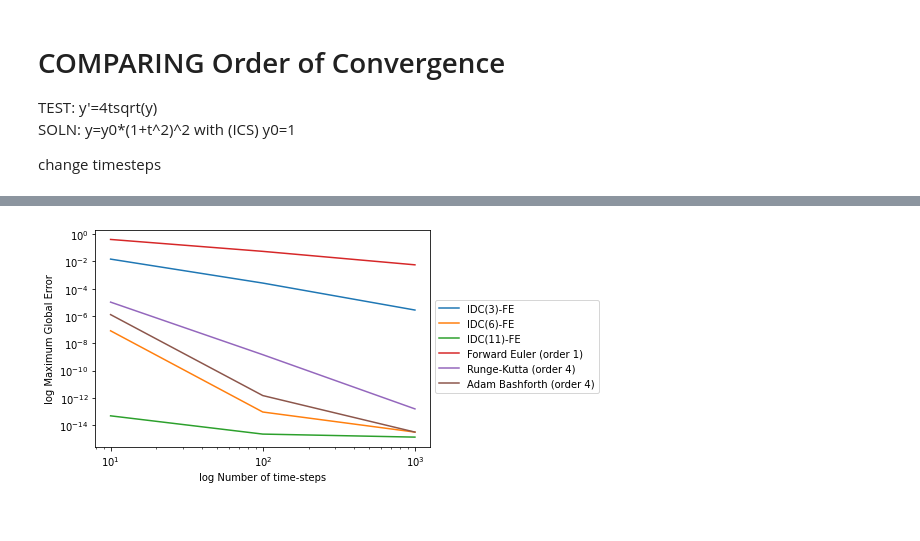
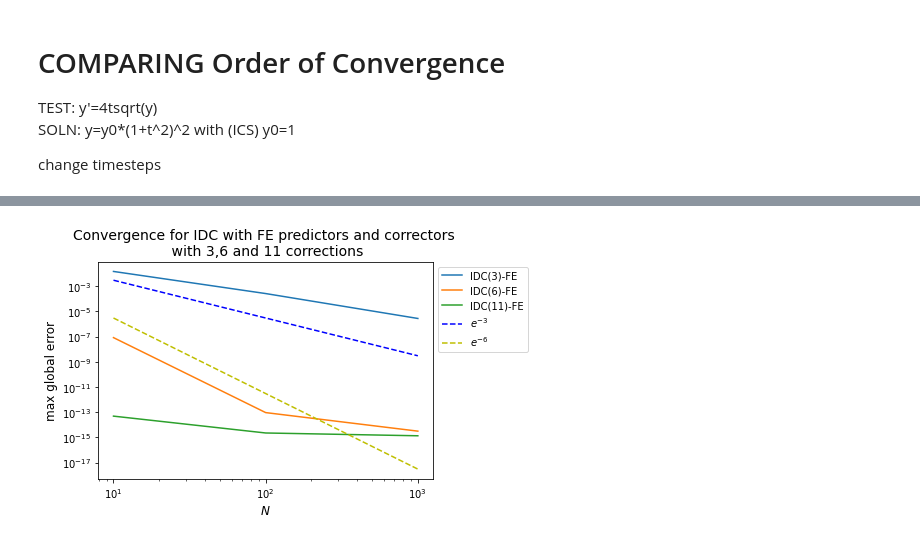
Before and after one commit to snehaSinha9/time-integration-solvers, a Jupyter notebook: initial_solvers.ipynb, the cells around one changed output, grey strips where cells are left out. Drawn from its saved outputs; the diff is of its cells as text; code cells hidden in the pictures.

```diff
--- a/initial_solvers.ipynb
+++ b/initial_solvers.ipynb
@@ -530,13 +655,38 @@ print(max_global_err)
-# %%
-plt.plot(N[:-1],max_global_err[:-1])
-plt.yscale('log')
-plt.xscale('log')
-plt.ylabel('log Maximum Global Error')
-plt.xlabel('log Number of time-steps')
-plt.legend(['IDC(3)-FE', 'IDC(6)-FE', 'IDC(11)-FE','Forward Euler (order 1)', 'Runge-Kutta (order 4)','Adam Bashforth (order 4)', ], loc='centre right', bbox_to_anchor=(1, 0.7))
-plt.show()
-# %% [output]
-[figure, removed]
+# %%
+test = [3/(i**3) for i in N[:-1]]
+test1 = [3/(i**6) for i in N[:-1]]
+test2 = [1/(i**11) for i in N[:-1]]
+
+l1, l2, l3 = plt.plot(N[:-1],max_global_err[:-1])
+l1.set_label('IDC(3)-FE')
+l2.set_label('IDC(6)-FE')
+l3.set_label('IDC(11)-FE')
+plt.yscale('log')
+plt.xscale('log')
+plt.ylabel('log Maximum Global Error')
+plt.xlabel('log Number of time-steps')
+l4 = plt.plot(N[:-1], test, 'b--', markersize=2, label = '$e^{-3}$')
+l5 = plt.plot(N[:-1], test1, 'y--', markersize=2, label = '$e^{-6}$')
+# plt.legend([l1,l2,l3,l4,l5],['IDC(3)-FE', 'IDC(6)-FE', 'IDC(11)-FE', '$e^{-3}$', '$e^{-6}$' ], )
+
+
+# plt.plot(N[:-1], test2, 'g--', markersize=2,label ="$e^{-11}$")
+ax.set_xscale('log')
+ax.set_yscale('log')
+#plt.plot(stepsizelist, errorlist, 'r-', markersize=2)
+plt.xlabel('$N$',fontsize = 12)
+plt.ylabel(r'max global error',fontsize = 12)
+plt.legend(bbox_to_anchor=(1,1), loc="upper left")
+plt.title('Convergence for IDC with FE predictors and correctors \n with 3,6 and 11 corrections',fontsize = 14)
+# plt.savefig('Eulerorder.png')
+plt.show()
+
+
+
+
+plt.show()
+# %% [output]
+[figure, added]
 # %%
 # slopes = [1/linregress(np.log(np.array(max_global_err)[:-1,i]), np.log(np.array(N[:-1])))[0] for i in range(6)]
 # slopes
```
Also changed, not shown: parts of 6 cells of this notebook.
